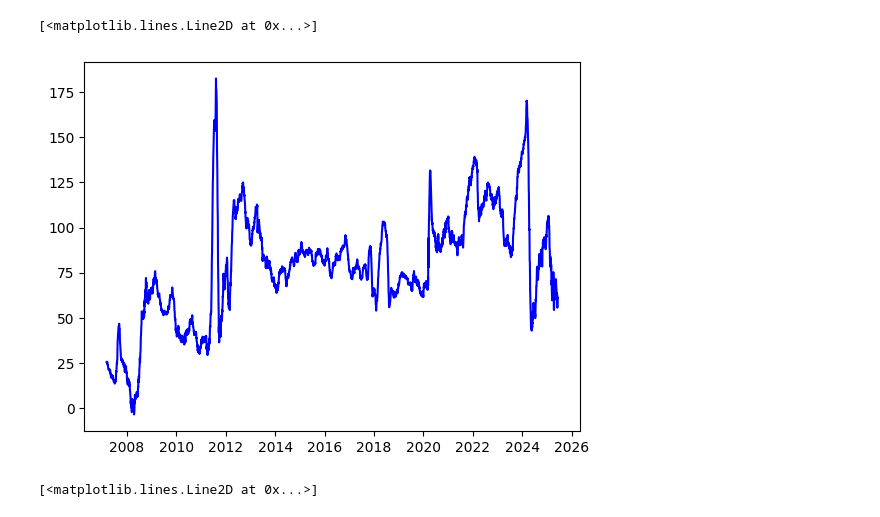
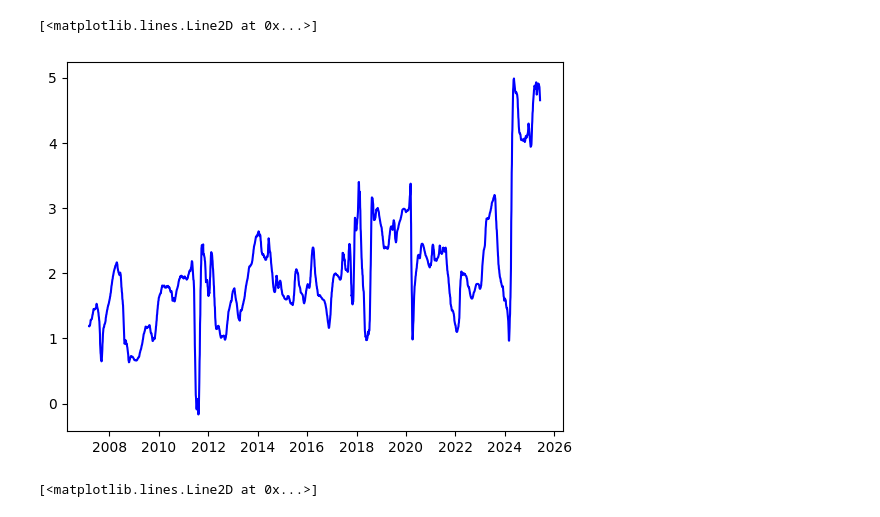
Before and after one commit to finlayrossdavie/simple_trading_system, a Jupyter notebook: systems/newsystems/goldspread/hedgeratio.ipynb, the cells around one changed output. Drawn from its saved outputs; the diff is of its cells as text; code cells hidden in the pictures.

Commit message:
Kalman testing

```diff
--- a/systems/newsystems/goldspread/hedgeratio.ipynb
+++ b/systems/newsystems/goldspread/hedgeratio.ipynb
@@ -10,10 +11,10 @@ base_dir = os.getcwd()
 gdx_path = os.path.join(base_dir, "data", "futures", "adjusted_prices_csv", "GDX.csv")
 gld_path = os.path.join(base_dir, "data", "futures", "adjusted_prices_csv", "GLD.csv")
 # %%
-gdx = pd.read_csv(gdx_path)
-gld = pd.read_csv(gld_path)
-#gdx = pd.read_csv(r'D:\Trading\simple_trading_system\data\futures\adjusted_prices_csv\GDX.csv')
-#gld = pd.read_csv(r'D:\Trading\simple_trading_system\data\futures\adjusted_prices_csv\GLD.csv')
+# gdx = pd.read_csv(gdx_path)
+# gld = pd.read_csv(gld_path)
+gdx = pd.read_csv(r'D:\Trading\simple_trading_system\data\futures\adjusted_prices_csv\GDX.csv')
+gld = pd.read_csv(r'D:\Trading\simple_trading_system\data\futures\adjusted_prices_csv\GLD.csv')
 # %%
 gdx = gdx[['Date', 'Adj Close']]
 gld = gld[['Date', 'Adj Close']]
@@ -34,4 +39,16 @@ prices['spread_mean'] = prices['spread'].rolling(200).mean()
 prices['spread_std'] = prices['spread'].rolling(200).std()
 prices['z_score'] = (prices['spread'] - prices['spread_mean']) / prices['spread_std']
 # %%
-prices
+delta = 1e-5  # transition covariance (small number for stability)
+trans_cov = delta / (1 - delta) * np.eye(2)  # state transition matrix
+kf = KalmanFilter(
+        transition_matrices=np.eye(2),
+        observation_matrices=np.vstack([prices['GDX'], np.ones(len(prices['GDX']))]).T[:, np.newaxis],
+        initial_state_mean=[0, 0],
+        initial_state_covariance=np.ones((2, 2)),
+        observation_covariance=1,
+        transition_covariance=trans_cov
+    )
+
+state_means, _ = kf.filter(prices['GLD'])
+prices['kf']=pd.Series(state_means[:, 0], index=prices['GLD'].index)
@@ -52,8 +60,8 @@ prices
 # %%
-plt.plot(prices['Date'], prices['spread'], label='Spread', color='blue')
+plt.plot(prices['Date'], prices['hedge_ratio'], label='Spread', color='blue')
 # %% [output]
 [<matplotlib.lines.Line2D at 0x...>]
-[figure, old version]
+[figure, new version]
 # %%
 plt.plot(prices['Date'], prices['z_score'], label='Spread', color='blue')
 # %% [output]
```
Also changed, not shown: parts of 5 cells of this notebook, 1 other file.
